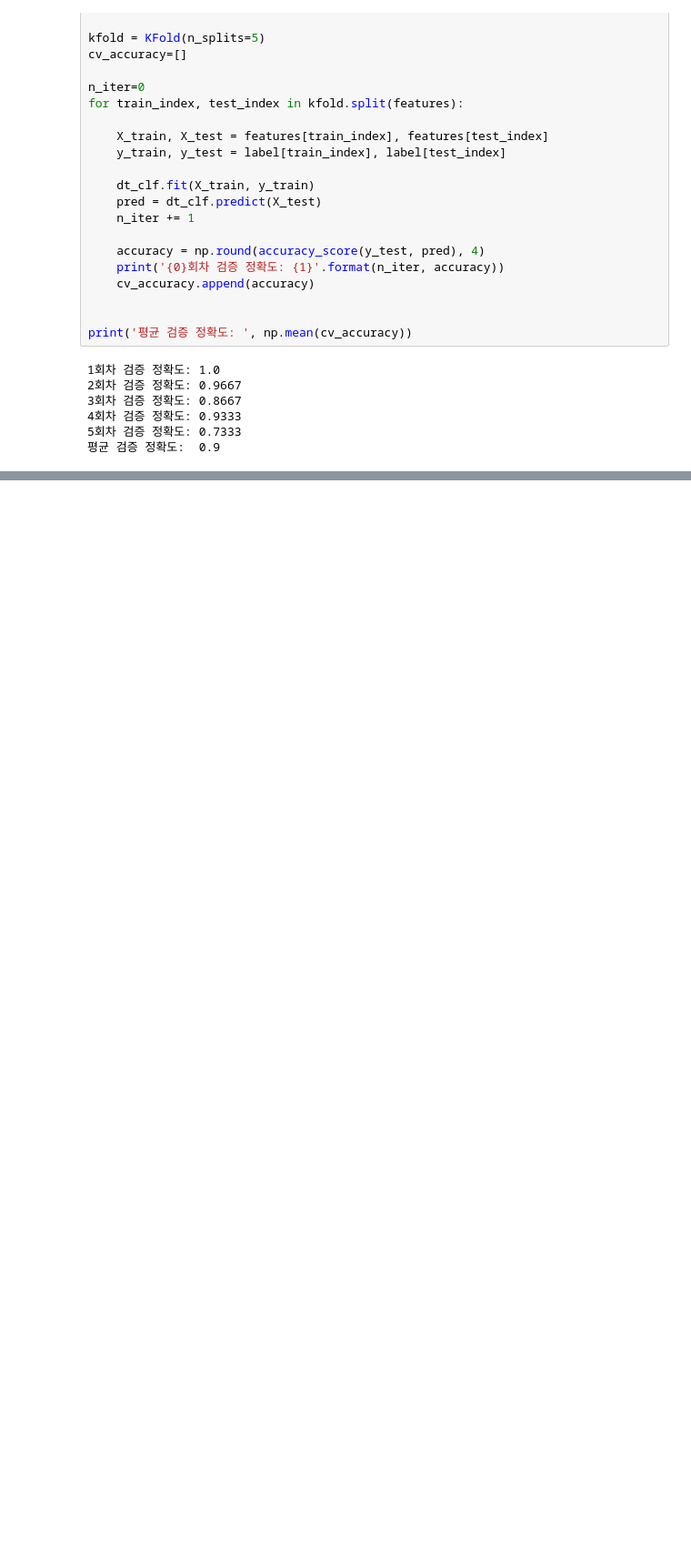
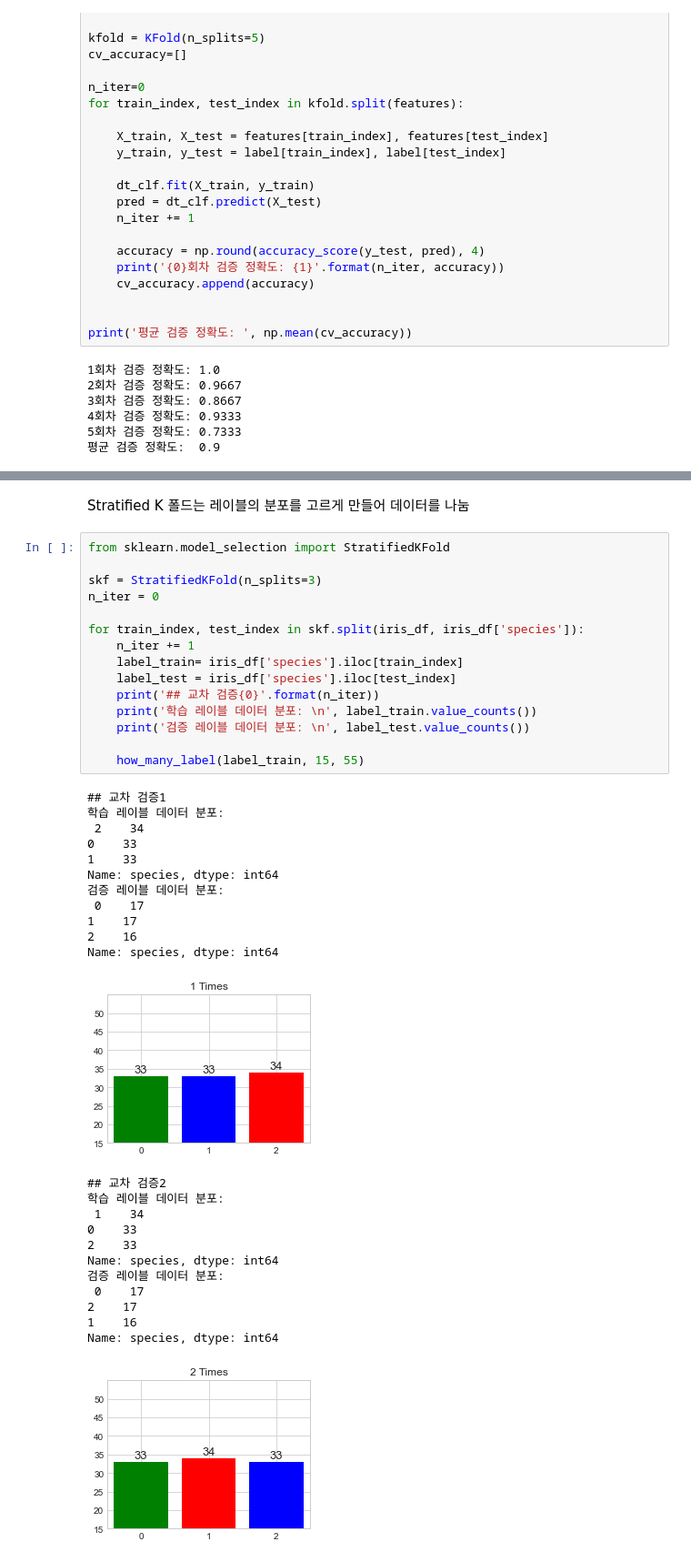
Before and after one commit to unknown-jun/Machine_Learning, a Jupyter notebook: ML_Myself/M_01. Model Selection.ipynb, the cells around one changed output, grey strips where cells are left out. Shown: that part at 91% size. Saved outputs shown, nothing was run; the diff lists cells and outputs as text; blank space fills up the shorter version.

```diff
--- a/ML_Myself/M_01. Model Selection.ipynb
+++ b/ML_Myself/M_01. Model Selection.ipynb
@@ -117,0 +180,42 @@ for train_index, test_index in kfold.split(features):
+# %% [markdown]
+Stratified K 폴드는 레이블의 분포를 고르게 만들어 데이터를 나눔
+# %%
+from sklearn.model_selection import StratifiedKFold
+
+skf = StratifiedKFold(n_splits=3)
+n_iter = 0
+
+for train_index, test_index in skf.split(iris_df, iris_df['species']):
+    n_iter += 1
+    label_train= iris_df['species'].iloc[train_index]
+    label_test = iris_df['species'].iloc[test_index]
+    print('## 교차 검증{0}'.format(n_iter))
+    print('학습 레이블 데이터 분포: \n', label_train.value_counts())
+    print('검증 레이블 데이터 분포: \n', label_test.value_counts())
+
+    how_many_label(label_train, 15, 55)
+# %% [output]
+## 교차 검증1
+학습 레이블 데이터 분포:
+ 2    34
+0    33
+1    33
+Name: species, dtype: int64
+검증 레이블 데이터 분포:
+ 0    17
+1    17
+2    16
+Name: species, dtype: int64
+[figure, added]
+## 교차 검증2
+학습 레이블 데이터 분포:
+ 1    34
+0    33
+2    33
+Name: species, dtype: int64
+검증 레이블 데이터 분포:
+ 0    17
+2    17
+1    16
+Name: species, dtype: int64
+[figure, added]
```
Also changed, not shown: parts of 21 cells of this notebook.
